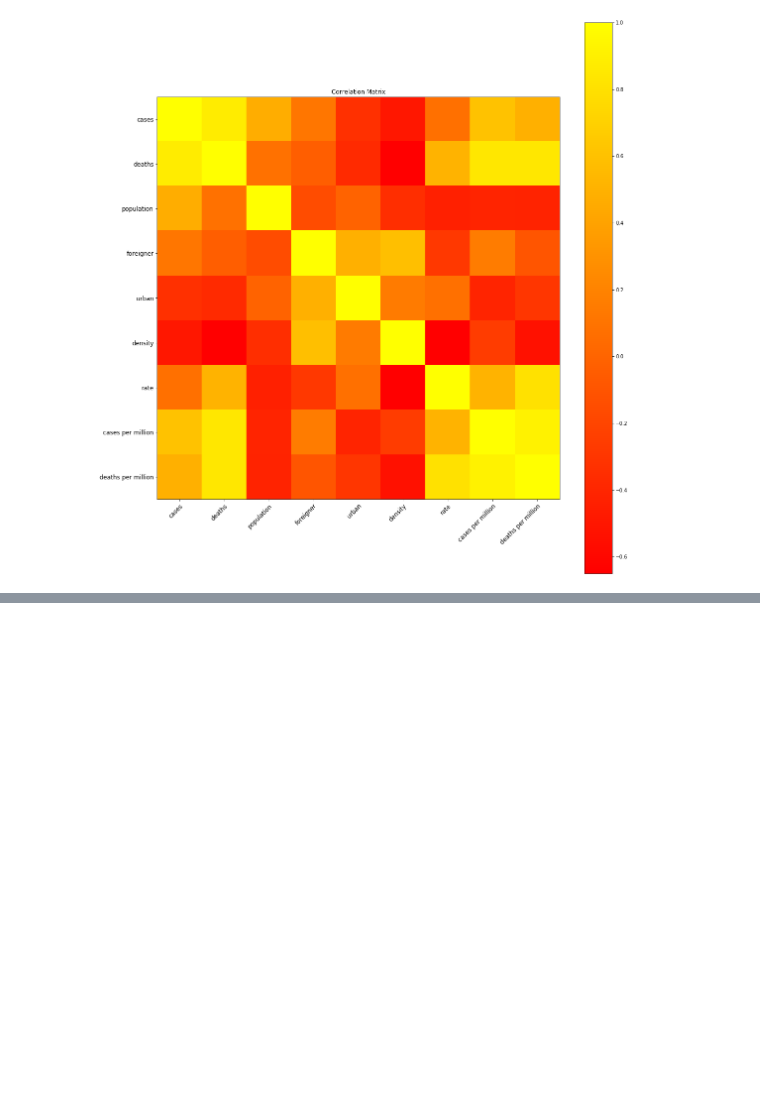
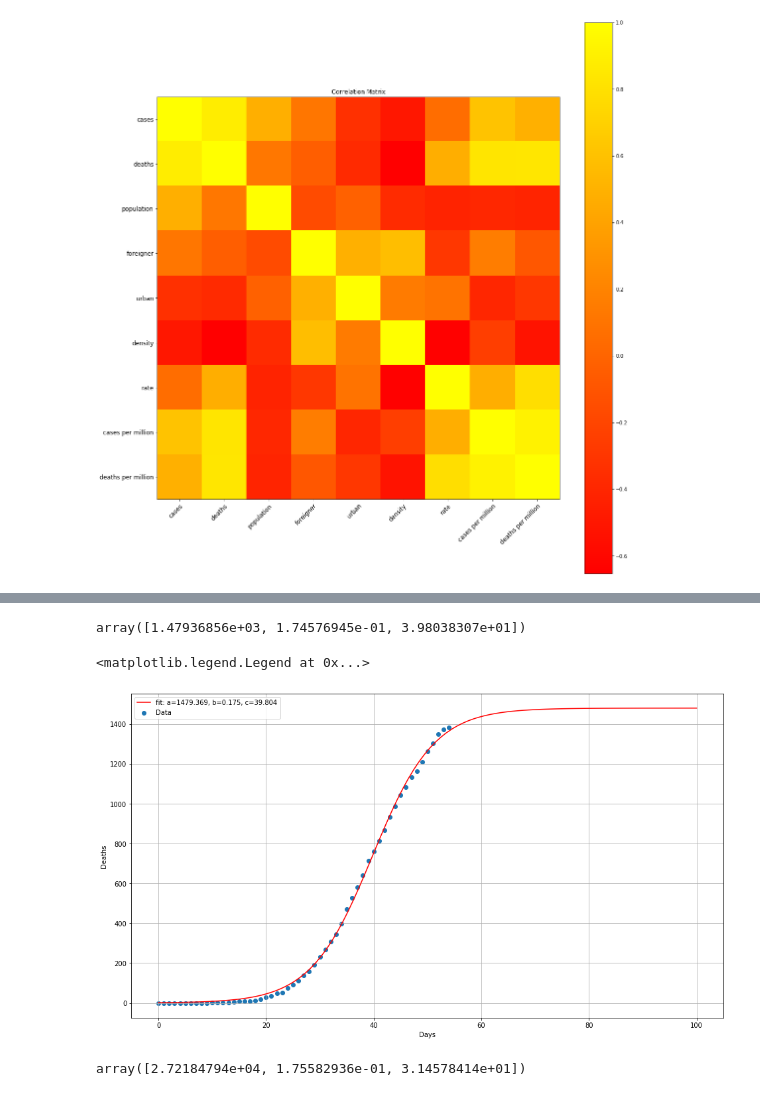
Before and after one commit to jpmieville/COVID-19_data_analyis, a Jupyter notebook: covid19_swiss.ipynb, the cells around one changed output, grey strips where cells are left out. Cells and saved outputs as stored; diff of their text form; code cells hidden in the pictures; blank space fills up the shorter version.

Commit message:
add the a regression with the logistic function:

```diff
--- a/covid19_swiss.ipynb
+++ b/covid19_swiss.ipynb
@@ -335,0 +336,27 @@ array([<matplotlib.axes._subplots.AxesSubplot object at 0x...>,
+# %%
+def logistic(x, l, k, x0):
+    return l / (1 + np.exp(-1 * k * (x -x0)))
+# %%
+xdata = np.linspace(0, 100, 100)
+# %%
+popt, pcov = curve_fit(logistic, ch.index.to_numpy(), ch["Deaths"].to_numpy(), bounds=(0, [2500.,2, 100]))
+# %%
+popt
+# %% [output]
+array([1.47936856e+03, 1.74576945e-01, 3.98038307e+01])
+# %%
+plt.figure(1, figsize=(16, 9))
+plt.scatter(ch.index, ch["Deaths"], label="Data")
+plt.plot(xdata, logistic(xdata, *popt), 'r-', label='fit: a=%5.3f, b=%5.3f, c=%5.3f' % tuple(popt))
+plt.xlabel('Days')
+plt.ylabel('Deaths')
+plt.grid(True)
+plt.legend()
+# plt.show()
+# %% [output]
+<matplotlib.legend.Legend at 0x...>
+[figure, added]
+# %%
+popt
+# %% [output]
+array([2.72184794e+04, 1.75582936e-01, 3.14578414e+01])
```
Also changed, not shown: parts of 28 cells of this notebook.
